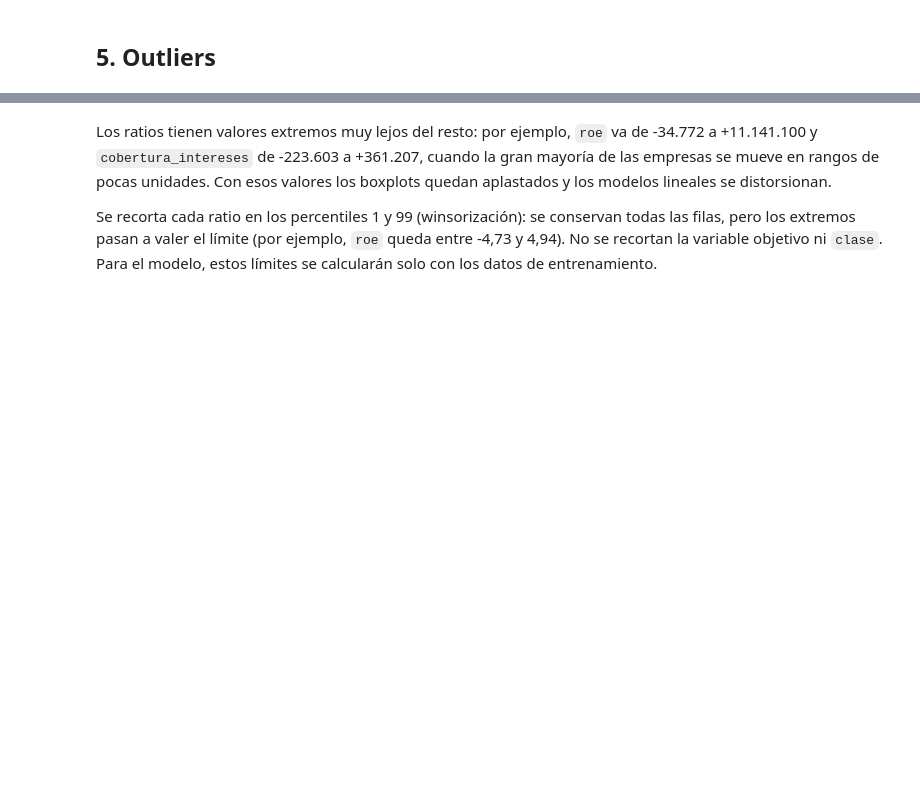
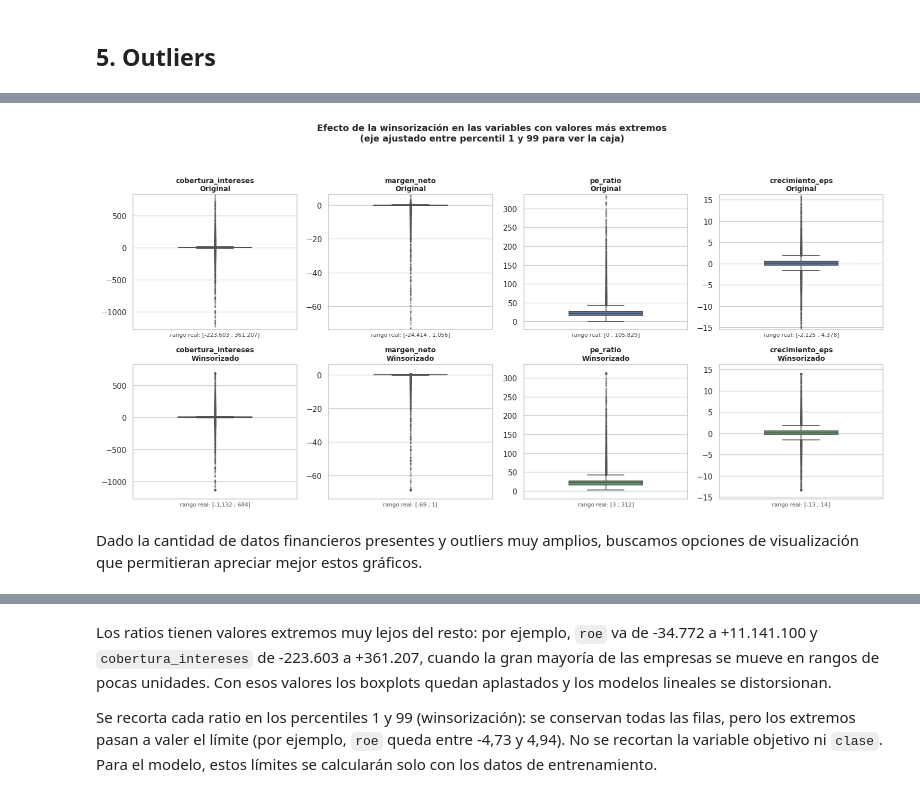
Before and after one commit to EmanuelMatiasCinel/Proyecto-Final-Data-Science, a Jupyter notebook: Grupo_16_Proyecto_Final_Completo.ipynb, the cells around one changed output, grey strips where cells are left out. Cells and saved outputs as stored; diff of their text form; code cells hidden in the pictures; blank space fills up the shorter version.

```diff
--- a/Grupo_16_Proyecto_Final_Completo.ipynb
+++ b/Grupo_16_Proyecto_Final_Completo.ipynb
@@ -381,3 +644,48 @@ plt.show()
+# %%
+sns.set_theme(style="whitegrid")
+
+# Copia winsorizada (se conserva df_reducido para comparar)
+df_winsor = df_reducido.copy()
+for col in columnas_ratio:
+    df_winsor[col] = winsorizar(df_winsor[col])
+
+variables = ["cobertura_intereses", "margen_neto", "pe_ratio", "crecimiento_eps"]
+
+estilo_outliers = dict(marker="o", markersize=2.5, alpha=0.3,
+                       markerfacecolor="#555555", markeredgecolor="none")
+
+fig, ejes = plt.subplots(2, len(variables), figsize=(16, 8))
+
+for j, v in enumerate(variables):
+    for i, (datos, color, etiqueta) in enumerate([
+        (df_reducido[v].dropna(), "#4C72B0", "Original"),
+        (df_winsor[v].dropna(),   "#55A868", "Winsorizado"),
+    ]):
+        eje = ejes[i, j]
+        sns.boxplot(y=datos, ax=eje, color=color, width=0.45,
+                    linewidth=1.2, flierprops=estilo_outliers)
+
+        # Zoom visual (no modifica los datos): percentil 1 a 99
+        p1, p99 = datos.quantile([0.01, 0.99])
+        margen = (p99 - p1) * 0.08
+        eje.set_ylim(p1 - margen, p99 + margen)
+
+        # Rango real, para no perder de vista lo que el zoom oculta
+        eje.set_title(f"{v}\n{etiqueta}", fontsize=10, fontweight="bold")
+        eje.set_xlabel(f"rango real: [{datos.min():,.0f} ; {datos.max():,.0f}]",
+                       fontsize=8, color="#444444")
+        eje.set_ylabel("")
+        eje.set_xticks([])
+
+fig.suptitle("Efecto de la winsorización en las variables con valores más extremos\n"
+             "(eje ajustado entre percentil 1 y 99 para ver la caja)",
+             fontsize=13, fontweight="bold")
+plt.tight_layout(rect=[0, 0, 1, 0.94])
+plt.show()
+# %% [output]
+[figure, added]
+# %% [markdown]
+Dado la cantidad de datos financieros presentes y outliers muy amplios, buscamos opciones de visualización que permitieran apreciar mejor estos gráficos.
 # %%
 resumen_outliers = pd.DataFrame({
     "min_original": df_reducido[columnas_ratio].min(),
```
Also changed, not shown: parts of 63 cells of this notebook.
